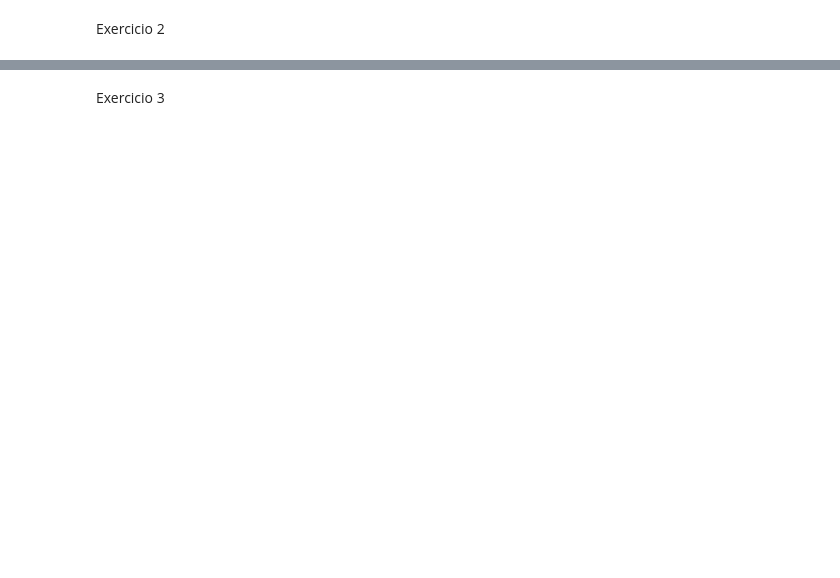
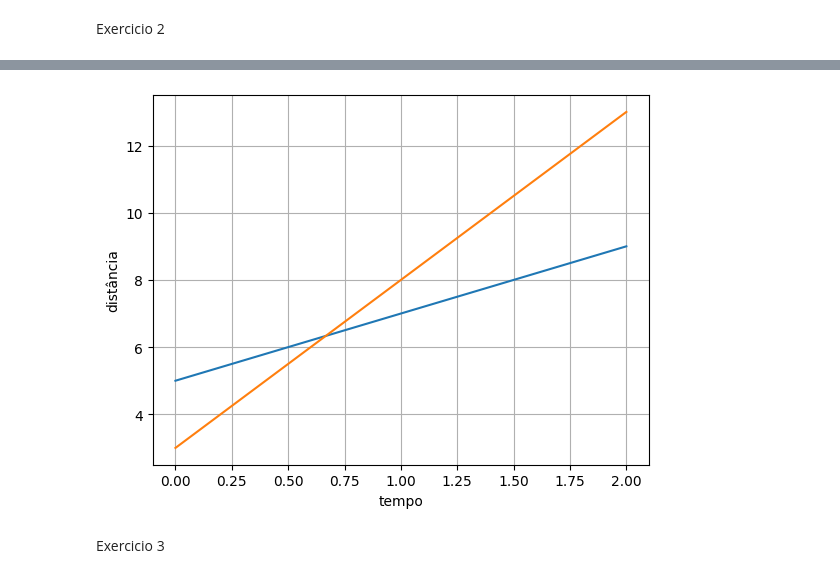
Before and after one commit to tiagoft/alglin, a Jupyter notebook: Notebooks/Gabaritos/gabarito_aula03.ipynb, the cells around one changed output, grey strips where cells are left out. Drawn from its saved outputs; the diff is of its cells as text; code cells hidden in the pictures; blank space fills up the shorter version.

```diff
--- a/Notebooks/Gabaritos/gabarito_aula03.ipynb
+++ b/Notebooks/Gabaritos/gabarito_aula03.ipynb
@@ -15,3 +35,18 @@ Exercicio 2
+# %%
+# 6 & 7
+x1 = np.linspace(0, 2, 100)
+corredor_1 = 2*x1 + 5
+corredor_2 = 5*x1 + 3
+
+plt.figure()
+plt.plot(x1, corredor_1)
+plt.plot(x1, corredor_2)
+plt.grid()
+plt.xlabel('tempo')
+plt.ylabel('distância')
+plt.show()
+# %% [output]
+[figure, added]
 # %% [markdown]
 Exercicio 3
 # %%
```
Also changed, not shown: parts of 22 cells of this notebook, 1 other file.
